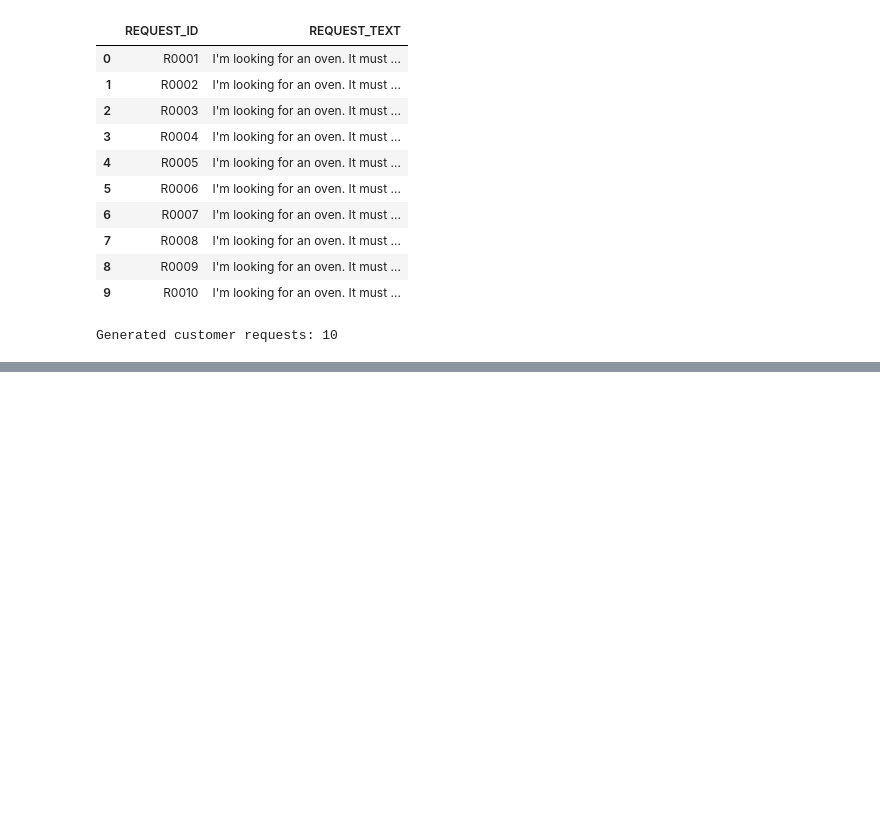
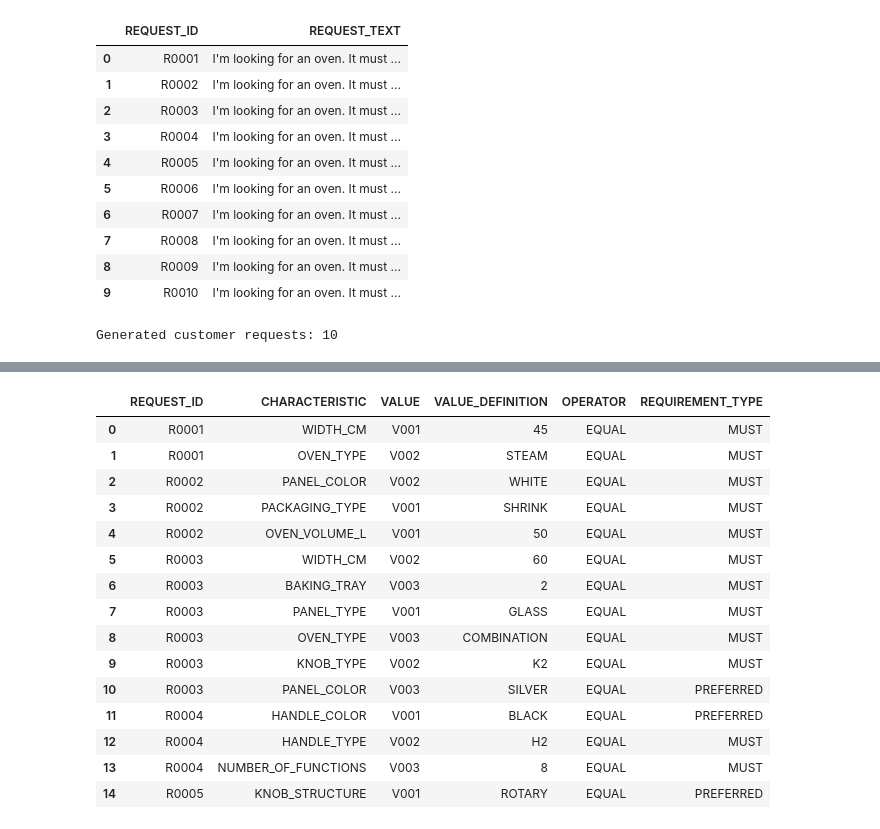
Before and after one commit to bnlozc/oven-product-matching, a Jupyter notebook: notebooks/02_customer_request_generation.ipynb, the cells around one changed output, grey strips where cells are left out. Saved outputs shown, nothing was run; the diff lists cells and outputs as text; code cells hidden in the pictures; blank space fills up the shorter version.

```diff
--- a/notebooks/02_customer_request_generation.ipynb
+++ b/notebooks/02_customer_request_generation.ipynb
@@ -1410,0 +2036,66 @@ Generated customer requests: 10
+# %%
+# Step 39 - Generate structured ground truth for 100 customer requests
+
+rng_values = random.Random(42)
+
+ground_truth_rows = []
+
+# Keep only values from enabled characteristics
+enabled_characteristics = set(
+    generation_profile.loc[
+        generation_profile["ENABLED"],
+        "CHARACTERISTIC"
+    ]
+)
+
+available_values = value_lookup[
+    value_lookup["CHARACTERISTIC"].isin(enabled_characteristics)
+].copy()
+
+for _, profile in batch_profiles_df.iterrows():
+
+    request_id = profile["REQUEST_ID"]
+
+    for characteristic in profile["SELECTED_CHARACTERISTICS"]:
+
+        # Find valid values for this characteristic
+        candidates = available_values[
+            available_values["CHARACTERISTIC"] == characteristic
+        ]
+
+        if candidates.empty:
+            raise ValueError(
+                f"No values found for characteristic: {characteristic}"
+            )
+
+        # Randomly select one characteristic value
+        selected = candidates.iloc[
+            rng_values.randrange(len(candidates))
+        ]
+
+        # Assign requirement priority
+        requirement_type = rng_values.choices(
+            ["MUST", "PREFERRED"],
+            weights=[0.75, 0.25],
+            k=1
+        )[0]
+
+        ground_truth_rows.append({
+            "REQUEST_ID": request_id,
+            "CHARACTERISTIC": characteristic,
+            "VALUE": selected["VALUE"],
+            "VALUE_DEFINITION": selected["DEFINITION"],
+            "OPERATOR": "EQUAL",
+            "REQUIREMENT_TYPE": requirement_type
+        })
+
+batch_ground_truth = pd.DataFrame(ground_truth_rows)
+
+print("Total requests:", batch_ground_truth["REQUEST_ID"].nunique())
+print("Total requirements:", len(batch_ground_truth))
+
+print("\nRequirement types:")
+print(batch_ground_truth["REQUIREMENT_TYPE"].value_counts())
+
+display(batch_ground_truth.head(15))
+# %% [output]
@@ -1410,0 +2110,16 @@ Generated customer requests: 10
+|  | REQUEST_ID | CHARACTERISTIC | VALUE | VALUE_DEFINITION | OPERATOR | REQUIREMENT_TYPE |
+| 0 | R0001 | WIDTH_CM | V001 | 45 | EQUAL | MUST |
+| 1 | R0001 | OVEN_TYPE | V002 | STEAM | EQUAL | MUST |
+| 2 | R0002 | PANEL_COLOR | V002 | WHITE | EQUAL | MUST |
+| 3 | R0002 | PACKAGING_TYPE | V001 | SHRINK | EQUAL | MUST |
+| 4 | R0002 | OVEN_VOLUME_L | V001 | 50 | EQUAL | MUST |
+| 5 | R0003 | WIDTH_CM | V002 | 60 | EQUAL | MUST |
+| 6 | R0003 | BAKING_TRAY | V003 | 2 | EQUAL | MUST |
+| 7 | R0003 | PANEL_TYPE | V001 | GLASS | EQUAL | MUST |
+| 8 | R0003 | OVEN_TYPE | V003 | COMBINATION | EQUAL | MUST |
+| 9 | R0003 | KNOB_TYPE | V002 | K2 | EQUAL | MUST |
+| 10 | R0003 | PANEL_COLOR | V003 | SILVER | EQUAL | PREFERRED |
+| 11 | R0004 | HANDLE_COLOR | V001 | BLACK | EQUAL | PREFERRED |
+| 12 | R0004 | HANDLE_TYPE | V002 | H2 | EQUAL | MUST |
+| 13 | R0004 | NUMBER_OF_FUNCTIONS | V003 | 8 | EQUAL | MUST |
+| 14 | R0005 | KNOB_STRUCTURE | V001 | ROTARY | EQUAL | PREFERRED |
```
Also changed, not shown: parts of 104 cells of this notebook, 22 other files.
